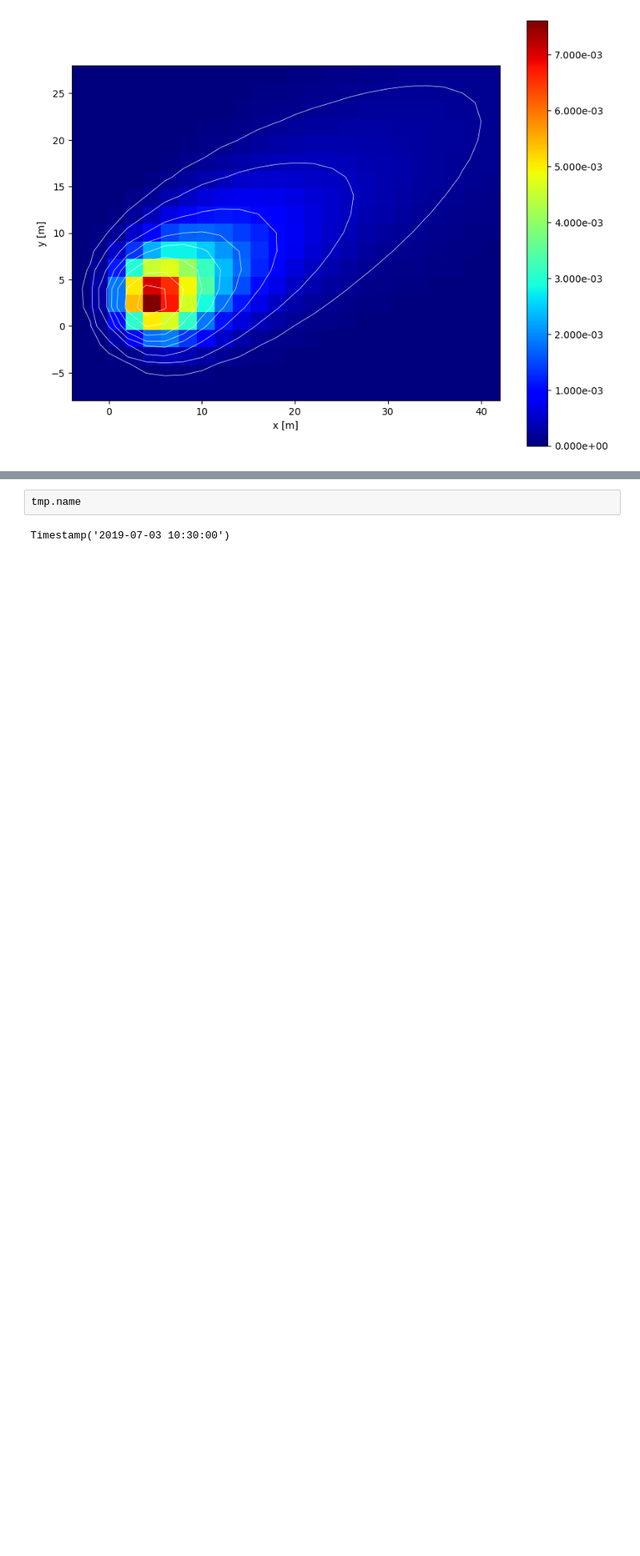
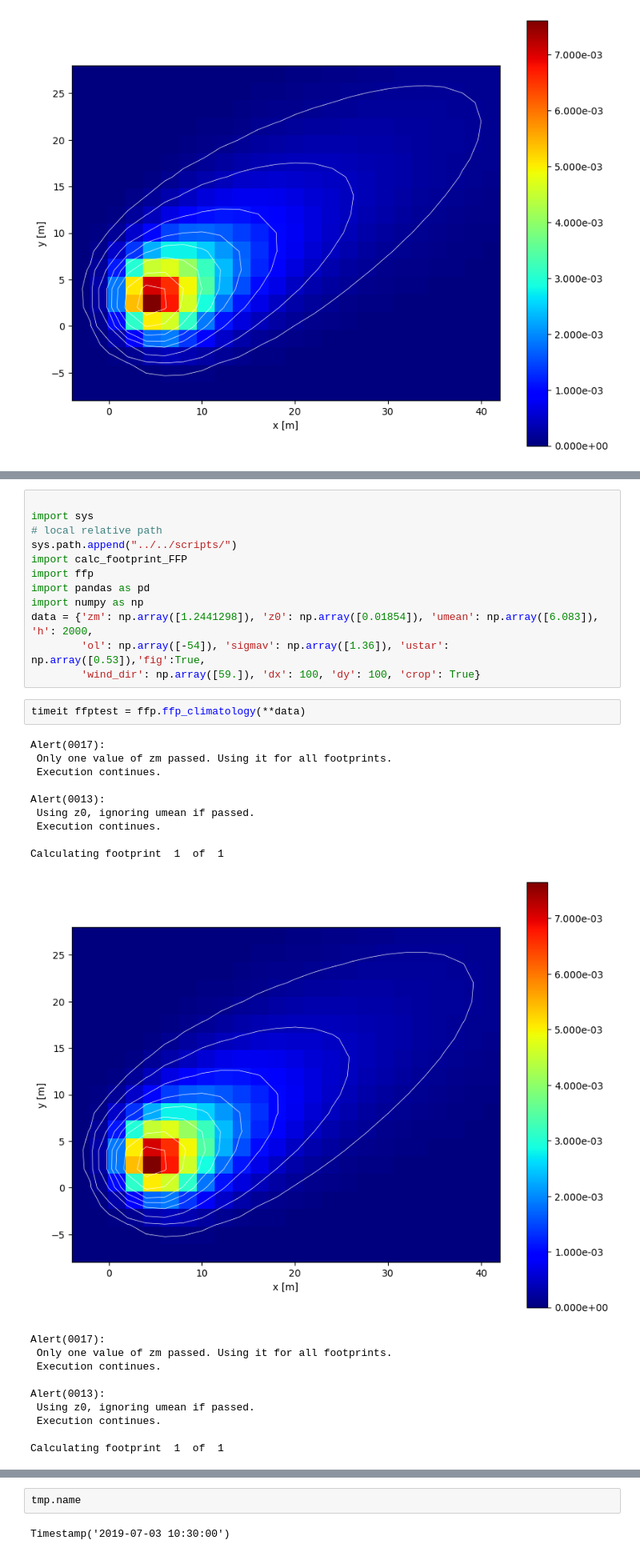
Before and after one commit to Open-ET/flux-data-footprint, a Jupyter notebook: example notebooks/celery_site/celery.ipynb, the cells around one changed output, grey strips where cells are left out. Shown at 80% size. Cells and saved outputs as stored; diff of their text form; blank space fills up the shorter version.

```diff
--- a/example notebooks/celery_site/celery.ipynb
+++ b/example notebooks/celery_site/celery.ipynb
@@ -144,0 +102,34 @@ Calculating footprint  1  of  1
+# %%
+
+import sys
+# local relative path
+sys.path.append("../../scripts/")
+import calc_footprint_FFP
+import ffp
+import pandas as pd
+import numpy as np
+data = {'zm': np.array([1.2441298]), 'z0': np.array([0.01854]), 'umean': np.array([6.083]), 'h': 2000,
+        'ol': np.array([-54]), 'sigmav': np.array([1.36]), 'ustar': np.array([0.53]),'fig':True,
+        'wind_dir': np.array([59.]), 'dx': 100, 'dy': 100, 'crop': True}
+# %%
+timeit ffptest = ffp.ffp_climatology(**data)
+# %% [output]
+Alert(0017):
+ Only one value of zm passed. Using it for all footprints.
+ Execution continues.
+
+Alert(0013):
+ Using z0, ignoring umean if passed.
+ Execution continues.
+
+Calculating footprint  1  of  1
+[figure, added]
+Alert(0017):
+ Only one value of zm passed. Using it for all footprints.
+ Execution continues.
+
+Alert(0013):
+ Using z0, ignoring umean if passed.
+ Execution continues.
+
+Calculating footprint  1  of  1
```
Also changed, not shown: parts of 7 cells of this notebook, 8 other files.
